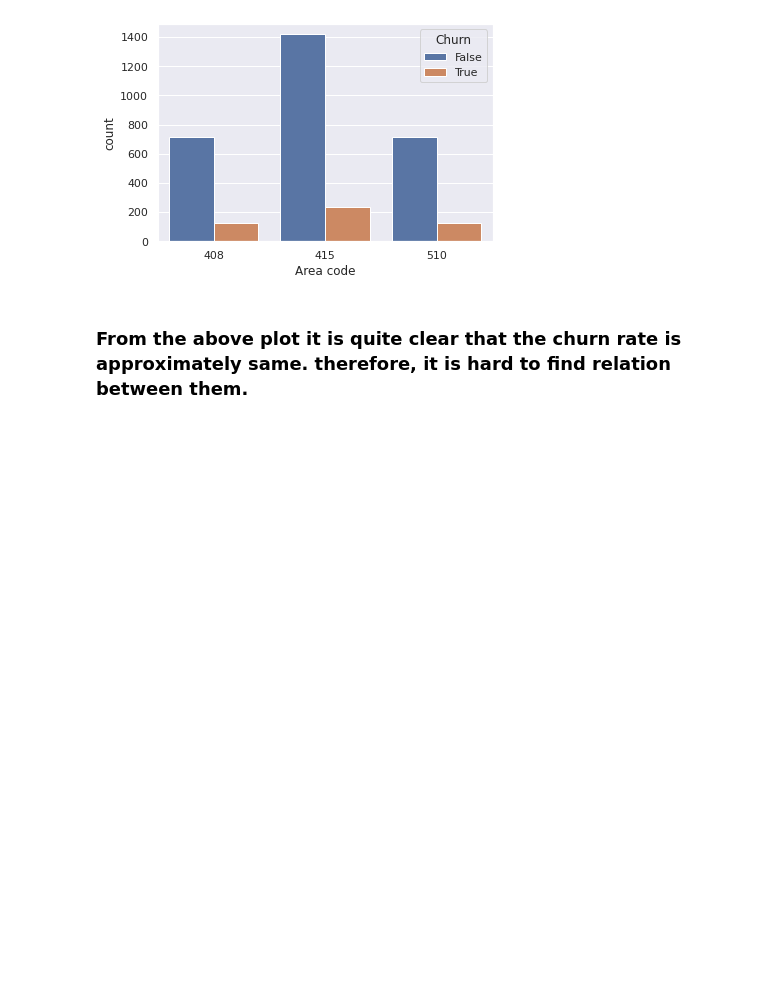
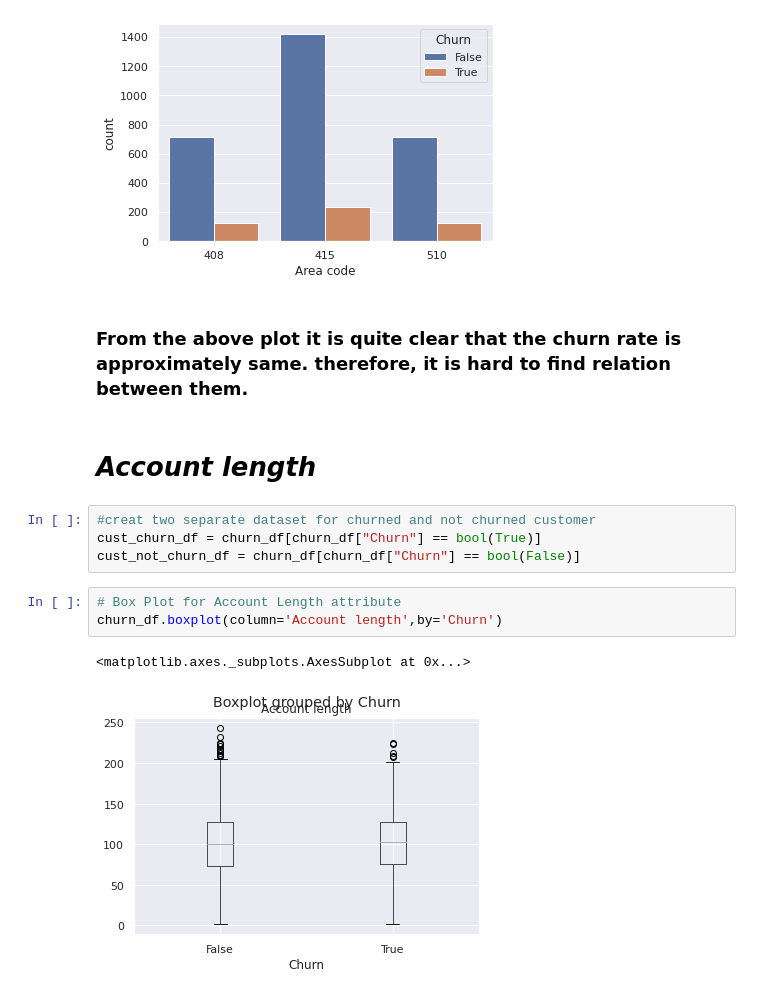
Before and after one commit to bysubanji/Exploratory-Data-Analysis-of-churn-dataset, a Jupyter notebook: EDA_telecom_churn_analysis_completed.ipynb, the cells around one changed output. Drawn from its saved outputs; the diff is of its cells as text; blank space fills up the shorter version.

```diff
--- a/EDA_telecom_churn_analysis_completed.ipynb
+++ b/EDA_telecom_churn_analysis_completed.ipynb
@@ -248,3 +251,15 @@ plt.show()
 [figure]
 # %% [markdown]
 ### From the above plot it is quite clear that the churn rate is approximately same. therefore, it is hard to find relation between them.
+# %% [markdown]
+# ***Account length***
+# %%
+#creat two separate dataset for churned and not churned customer
+cust_churn_df = churn_df[churn_df["Churn"] == bool(True)]
+cust_not_churn_df = churn_df[churn_df["Churn"] == bool(False)]
+# %%
+# Box Plot for Account Length attribute
+churn_df.boxplot(column='Account length',by='Churn')
+# %% [output]
+<matplotlib.axes._subplots.AxesSubplot at 0x...>
+[figure, added]
```
Also changed, not shown: parts of 22 cells of this notebook.
